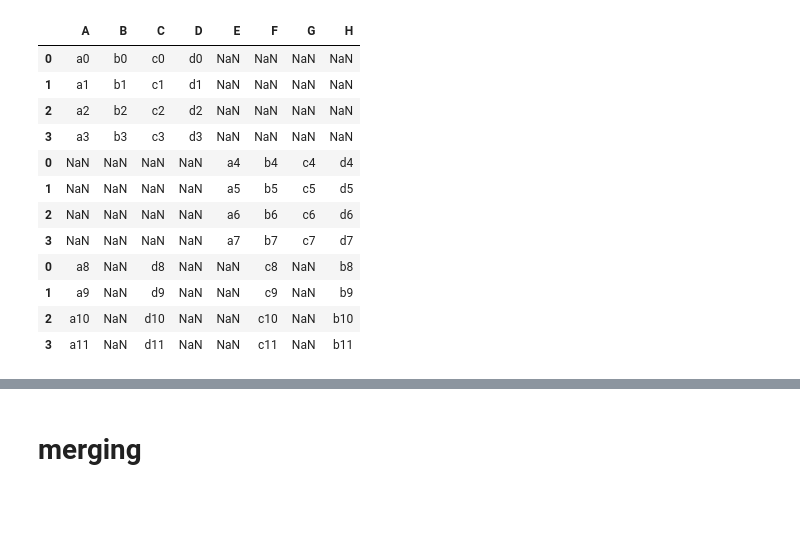
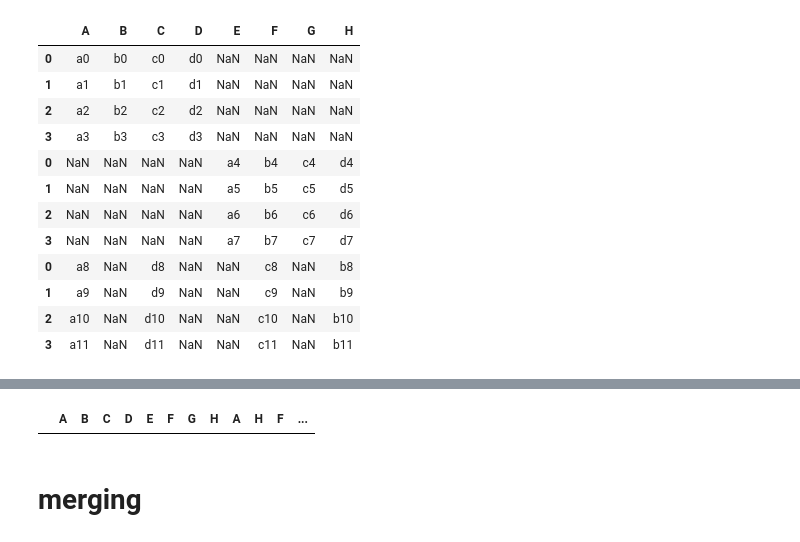
Before and after one commit to KChenDu/pandasNote, a Jupyter notebook: training/04-concat_merge.ipynb, the cells around one changed output, grey strips where cells are left out. Cells and saved outputs as stored; diff of their text form; code cells hidden in the pictures; blank space fills up the shorter version.

```diff
--- a/training/04-concat_merge.ipynb
+++ b/training/04-concat_merge.ipynb
@@ -186,3 +260,7 @@ pd.concat([df1, df2, df3])
+# %%
+pd.concat([df1, df2, df3], axis=1, join='inner')
+# %% [output]
+|  | A | B | C | D | E | F | G | H | A | H | F | ... |
 # %% [markdown]
 # merging
 # %%
```
Also changed, not shown: parts of 9 cells of this notebook.
